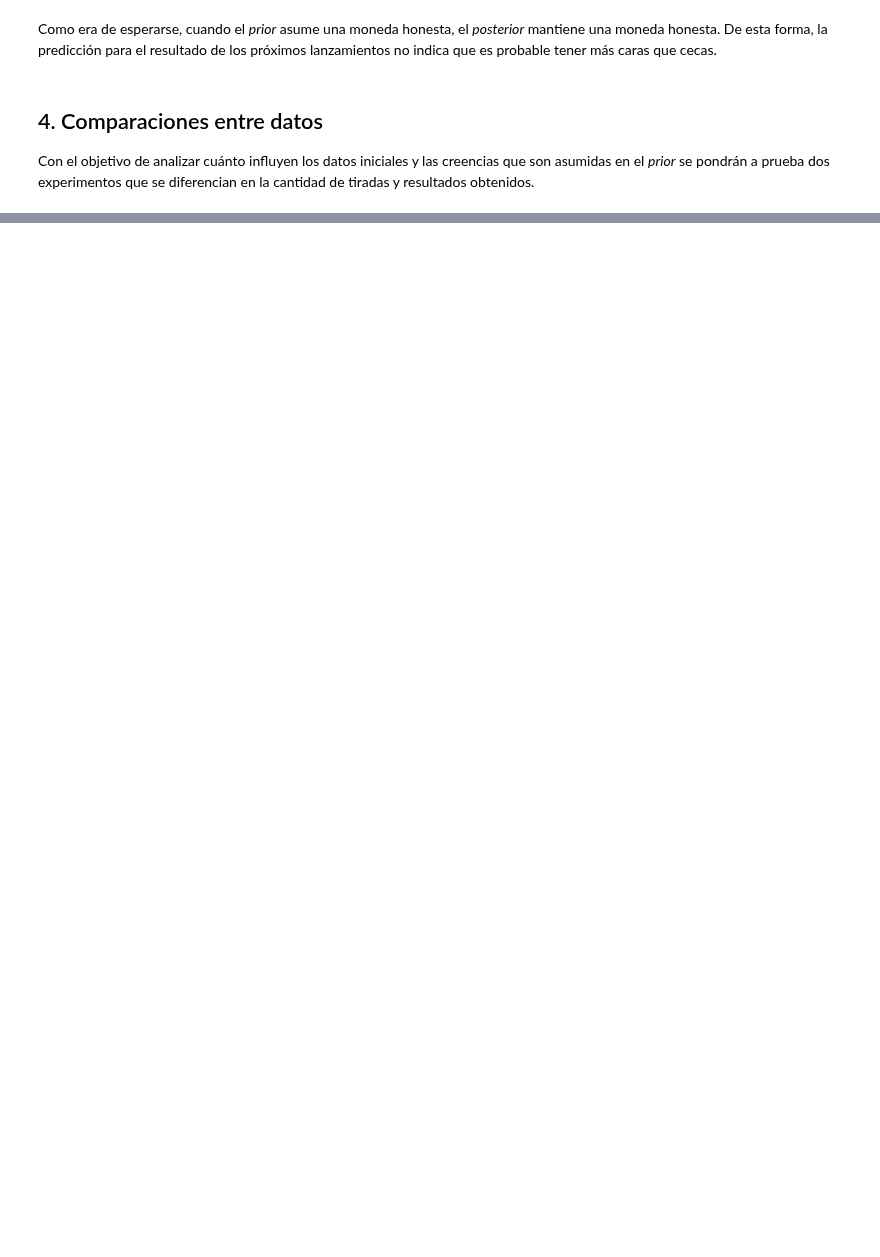
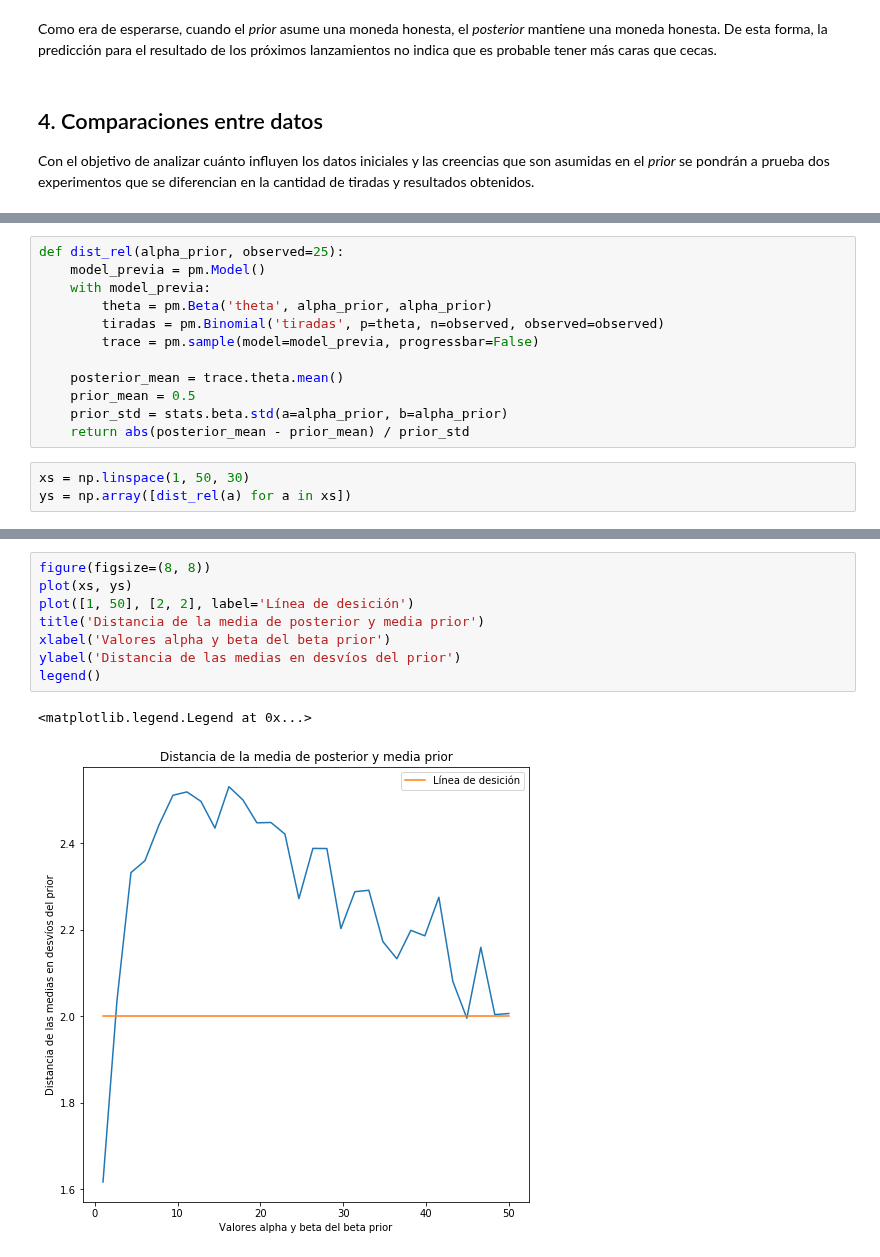
Before and after one commit to m2march/ciencia_datos, a Jupyter notebook: tp5/tp5.ipynb, the cells around one changed output, grey strips where cells are left out. Drawn from its saved outputs; the diff is of its cells as text; blank space fills up the shorter version.

```diff
--- a/tp5/tp5.ipynb
+++ b/tp5/tp5.ipynb
@@ -286,0 +265,15 @@ legend()
+# %%
+def dist_rel(alpha_prior, observed=25):
+    model_previa = pm.Model()
+    with model_previa:
+        theta = pm.Beta('theta', alpha_prior, alpha_prior)
+        tiradas = pm.Binomial('tiradas', p=theta, n=observed, observed=observed)
+        trace = pm.sample(model=model_previa, progressbar=False)
+
+    posterior_mean = trace.theta.mean()
+    prior_mean = 0.5
+    prior_std = stats.beta.std(a=alpha_prior, b=alpha_prior)
+    return abs(posterior_mean - prior_mean) / prior_std
+# %%
+xs = np.linspace(1, 50, 30)
+ys = np.array([dist_rel(a) for a in xs])
@@ -286,0 +298,11 @@ legend()
+# %%
+figure(figsize=(8, 8))
+plot(xs, ys)
+plot([1, 50], [2, 2], label='Línea de desición')
+title('Distancia de la media de posterior y media prior')
+xlabel('Valores alpha y beta del beta prior')
+ylabel('Distancia de las medias en desvíos del prior')
+legend()
+# %% [output]
+<matplotlib.legend.Legend at 0x...>
+[figure, added]
```
Also changed, not shown: parts of 27 cells of this notebook.
